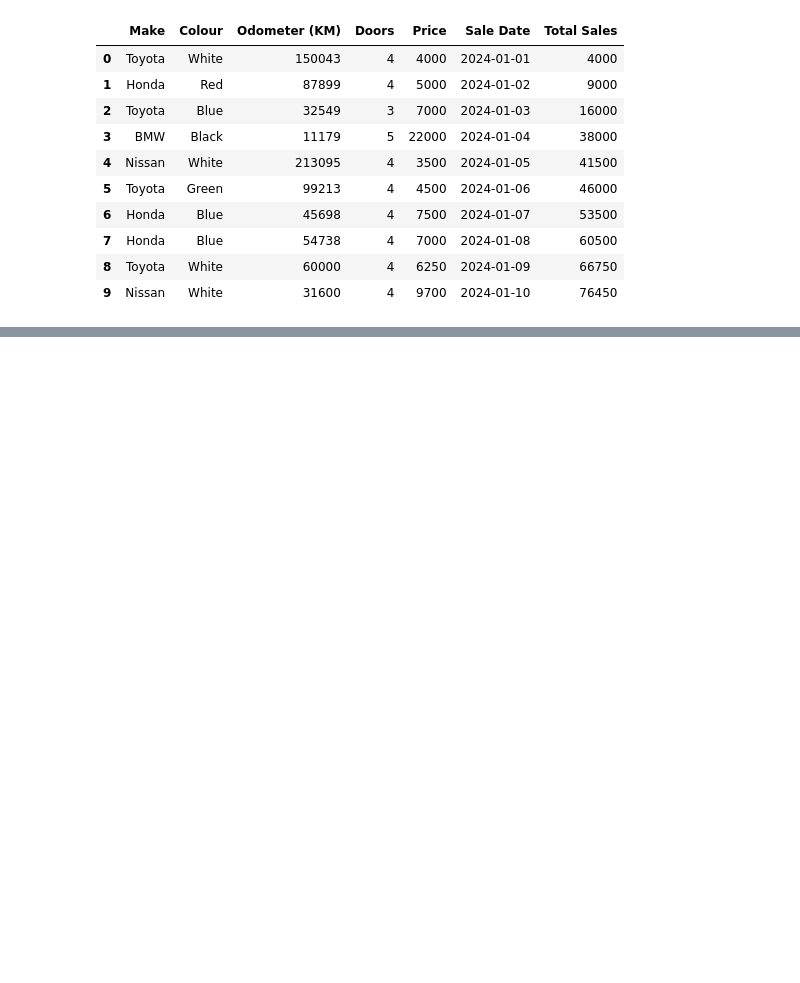
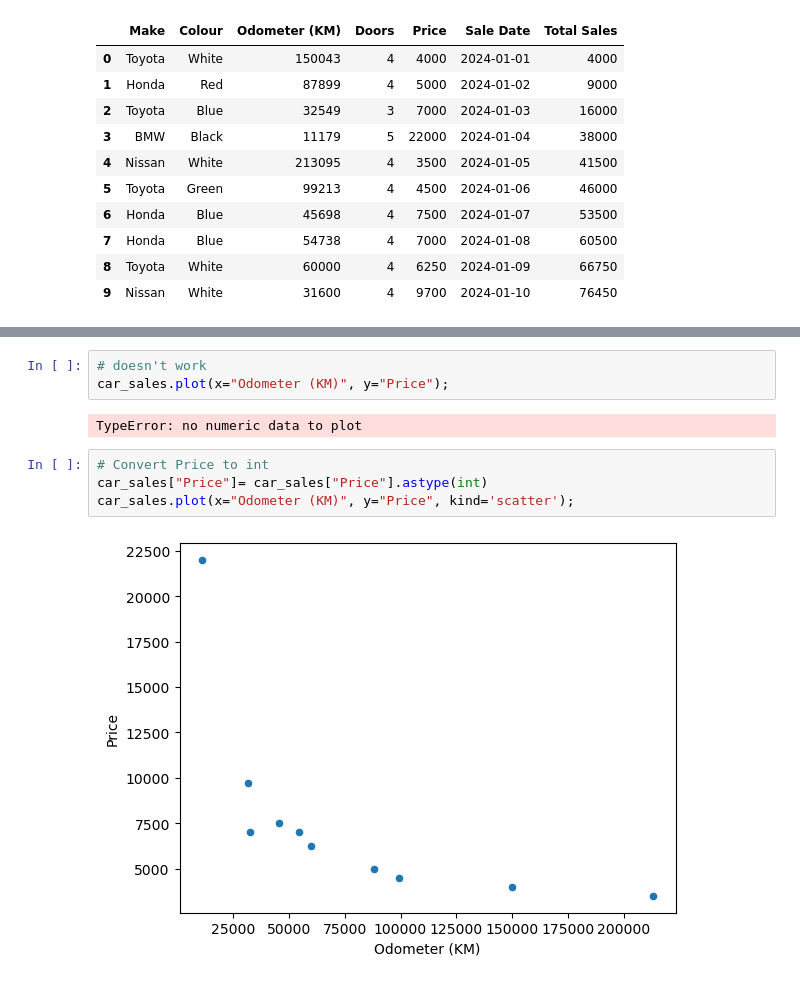
Before and after one commit to abdelaziz-lounes/simple_project, a Jupyter notebook: introduction to matplotLib.ipynb, the cells around one changed output, grey strips where cells are left out. Drawn from its saved outputs; the diff is of its cells as text; blank space fills up the shorter version.

```diff
--- a/introduction to matplotLib.ipynb
+++ b/introduction to matplotLib.ipynb
@@ -422,0 +431,11 @@ car_sales.plot(x="Sale Date", y='Total Sales"
+# %%
+# doesn't work
+car_sales.plot(x="Odometer (KM)", y="Price");
+# %% [output]
+TypeError: no numeric data to plot
+# %%
+# Convert Price to int
+car_sales["Price"]= car_sales["Price"].astype(int)
+car_sales.plot(x="Odometer (KM)", y="Price", kind='scatter');
+# %% [output]
+[figure, added]
```
Also changed, not shown: parts of 13 cells of this notebook.
